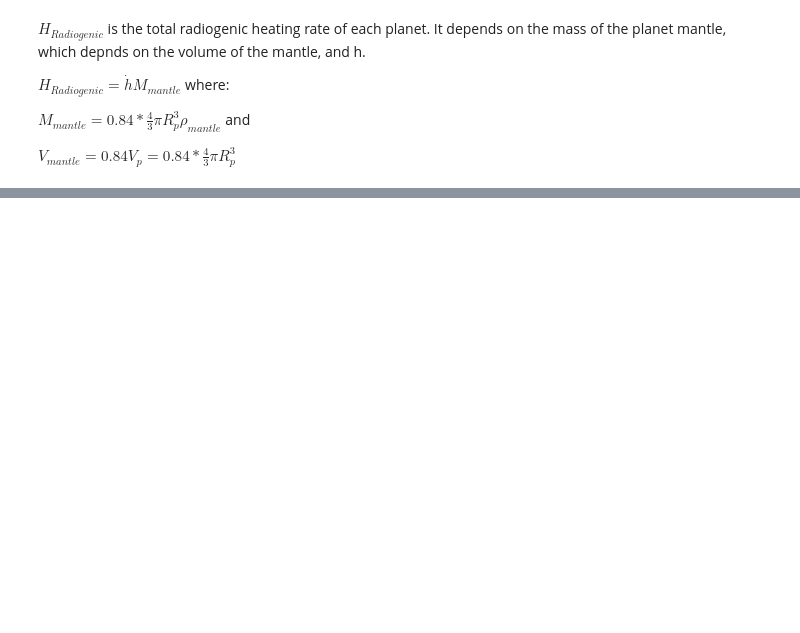
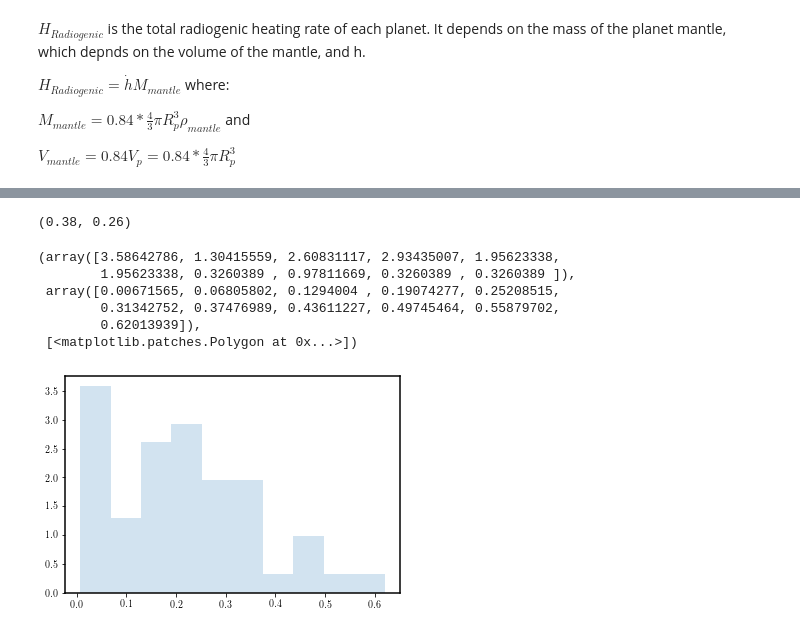
Before and after one commit to lupitatovar/Cool-Worlds, a Jupyter notebook: notebooks/Internal Heating Rates.ipynb, the cells around one changed output, grey strips where cells are left out. Saved outputs shown, nothing was run; the diff lists cells and outputs as text; code cells hidden in the pictures; blank space fills up the shorter version.

```diff
--- a/notebooks/Internal Heating Rates.ipynb
+++ b/notebooks/Internal Heating Rates.ipynb
@@ -69,0 +238,4 @@ def h_total(h_tidal,h_radio):
+# %%
+#generating random eccentricities
+from scipy.stats import halfnorm
+e = halfnorm.rvs(size=50,scale=.32)
@@ -69,0 +254,4 @@ def h_total(h_tidal,h_radio):
+# %%
+.32+.06, .32-.06
+# %% [output]
+(0.38, 0.26)
@@ -69,0 +269,18 @@ def h_total(h_tidal,h_radio):
+# %%
+plt.hist(e, density=True, histtype='stepfilled', alpha=0.2)
+
+
+#plt.plot(es, halfnorm.pdf(es),
+#       'r-', lw=5, alpha=0.6, label='halfnorm pdf')
+#plt.plot(es, rv.pdf(es), 'k-', lw=2, label='frozen pdf')
+
+#plt.legend(loc='best', frameon=False)
+#plt.show()
+# %% [output]
+(array([3.58642786, 1.30415559, 2.60831117, 2.93435007, 1.95623338,
+        1.95623338, 0.3260389 , 0.97811669, 0.3260389 , 0.3260389 ]),
+ array([0.00671565, 0.06805802, 0.1294004 , 0.19074277, 0.25208515,
+        0.31342752, 0.37476989, 0.43611227, 0.49745464, 0.55879702,
+        0.62013939]),
+ [<matplotlib.patches.Polygon at 0x...>])
+[figure, added]
```
Also changed, not shown: parts of 49 cells of this notebook, 3 other files.
